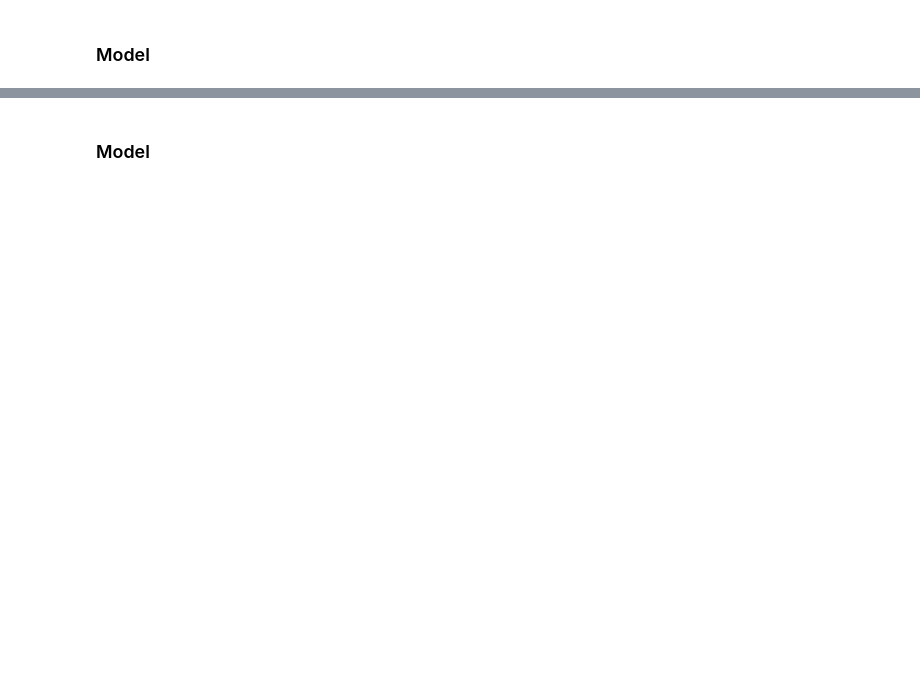
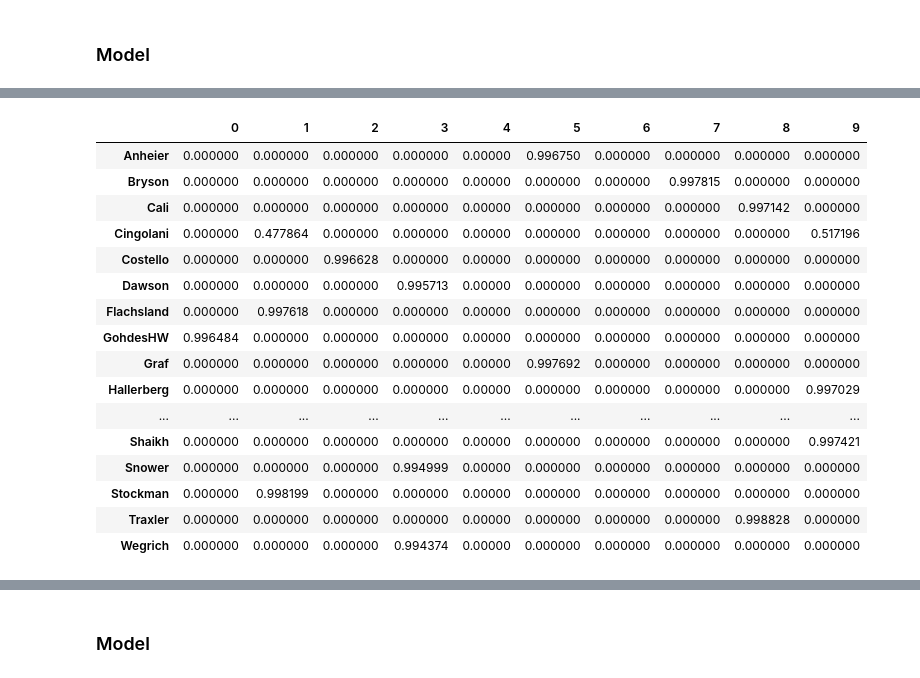
Before and after one commit to cbsobral/NLP-Supervisor-Recommender, a Jupyter notebook: topic_choices.ipynb, the cells around one changed output, grey strips where cells are left out. Drawn from its saved outputs; the diff is of its cells as text; code cells hidden in the pictures; blank space fills up the shorter version.

```diff
--- a/topic_choices.ipynb
+++ b/topic_choices.ipynb
@@ -352,0 +70,7 @@ Roemmele
+# %%
+# run model
+lda_model = gensim.models.LdaModel(documents_bow,
+                               id2word=dictionary,
+                               num_topics=10, # best results with 10 topics
+                               random_state=123, # seed for consistency
+                               passes=500)
@@ -352,0 +79,4 @@ Roemmele
+# %%
+# visualize words per topic
+for i, topic in enumerate(lda_model.print_topics(num_topics=10, num_words=7)):
+    print (i, ':', topic)
@@ -352,0 +94,11 @@ Roemmele
+# %%
+# create table with top 10 words per topic
+n_words = 10
+topic_words = pd.DataFrame({})
+
+for i, topic in enumerate(lda_model.get_topics()):
+    top_feature_ids = topic.argsort()[-n_words:][::-1]
+    feature_values = topic[top_feature_ids]
+    words = [dictionary[id] for id in top_feature_ids]
+    topic_df = pd.DataFrame({'value': feature_values, 'word': words, 'topic': i})
+    topic_words = pd.concat([topic_words, topic_df], ignore_index=True)
@@ -352,0 +169,40 @@ Roemmele
+# %%
+# topic probabilities per document
+topics = [lda_model[documents_bow[i]] for i in range(len(documents))]
+num_topics = 10
+
+def topics_document_to_dataframe(topics_document, num_topics):
+    res = pd.DataFrame(columns=range(num_topics))
+    for topic_weight in topics_document:
+        res.loc[0, topic_weight[0]] = topic_weight[1]
+    return res
+
+document_topic = \
+pd.concat([topics_document_to_dataframe(topics_document, num_topics=num_topics) for topics_document in topics]) \
+  .reset_index(drop=True).fillna(0)
+
+# supervisor names to index column
+document_topic.index = ['Anheier', 'Bryson', 'Cali', 'Cingolani', 'Costello', 'Dawson', 'Flachsland', 'GohdesHW',
+                        'Graf', 'Hallerberg', 'Hammerschmid', 'Hassel', 'Hirth', 'Hustedt', 'Iacovone', 'Jachtenfuchs',
+                        'Jankin', 'Kayser', 'Kreyenfeld', 'Mair', 'Mena', 'MungiuPippidi', 'Munzert', 'Patz', 'Reh',
+                        'Roemmele', 'Shaikh', 'Snower', 'Stockman', 'Traxler', 'Wegrich']
+
+document_topic # table with topic probabilities per document
+# %% [output]
+|  | 0 | 1 | 2 | 3 | 4 | 5 | 6 | 7 | 8 | 9 |
+| Anheier | 0.000000 | 0.000000 | 0.000000 | 0.000000 | 0.00000 | 0.996750 | 0.000000 | 0.000000 | 0.000000 | 0.000000 |
+| Bryson | 0.000000 | 0.000000 | 0.000000 | 0.000000 | 0.00000 | 0.000000 | 0.000000 | 0.997815 | 0.000000 | 0.000000 |
+| Cali | 0.000000 | 0.000000 | 0.000000 | 0.000000 | 0.00000 | 0.000000 | 0.000000 | 0.000000 | 0.997142 | 0.000000 |
+| Cingolani | 0.000000 | 0.477864 | 0.000000 | 0.000000 | 0.00000 | 0.000000 | 0.000000 | 0.000000 | 0.000000 | 0.517196 |
+| Costello | 0.000000 | 0.000000 | 0.996628 | 0.000000 | 0.00000 | 0.000000 | 0.000000 | 0.000000 | 0.000000 | 0.000000 |
+| Dawson | 0.000000 | 0.000000 | 0.000000 | 0.995713 | 0.00000 | 0.000000 | 0.000000 | 0.000000 | 0.000000 | 0.000000 |
+| Flachsland | 0.000000 | 0.997618 | 0.000000 | 0.000000 | 0.00000 | 0.000000 | 0.000000 | 0.000000 | 0.000000 | 0.000000 |
+| GohdesHW | 0.996484 | 0.000000 | 0.000000 | 0.000000 | 0.00000 | 0.000000 | 0.000000 | 0.000000 | 0.000000 | 0.000000 |
+| Graf | 0.000000 | 0.000000 | 0.000000 | 0.000000 | 0.00000 | 0.997692 | 0.000000 | 0.000000 | 0.000000 | 0.000000 |
+| Hallerberg | 0.000000 | 0.000000 | 0.000000 | 0.000000 | 0.00000 | 0.000000 | 0.000000 | 0.000000 | 0.000000 | 0.997029 |
+| ... | ... | ... | ... | ... | ... | ... | ... | ... | ... | ... |
+| Shaikh | 0.000000 | 0.000000 | 0.000000 | 0.000000 | 0.00000 | 0.000000 | 0.000000 | 0.000000 | 0.000000 | 0.997421 |
+| Snower | 0.000000 | 0.000000 | 0.000000 | 0.994999 | 0.00000 | 0.000000 | 0.000000 | 0.000000 | 0.000000 | 0.000000 |
+| Stockman | 0.000000 | 0.998199 | 0.000000 | 0.000000 | 0.00000 | 0.000000 | 0.000000 | 0.000000 | 0.000000 | 0.000000 |
+| Traxler | 0.000000 | 0.000000 | 0.000000 | 0.000000 | 0.00000 | 0.000000 | 0.000000 | 0.000000 | 0.998828 | 0.000000 |
+| Wegrich | 0.000000 | 0.000000 | 0.000000 | 0.994374 | 0.00000 | 0.000000 | 0.000000 | 0.000000 | 0.000000 | 0.000000 |
```
Also changed, not shown: parts of 79 cells of this notebook.
